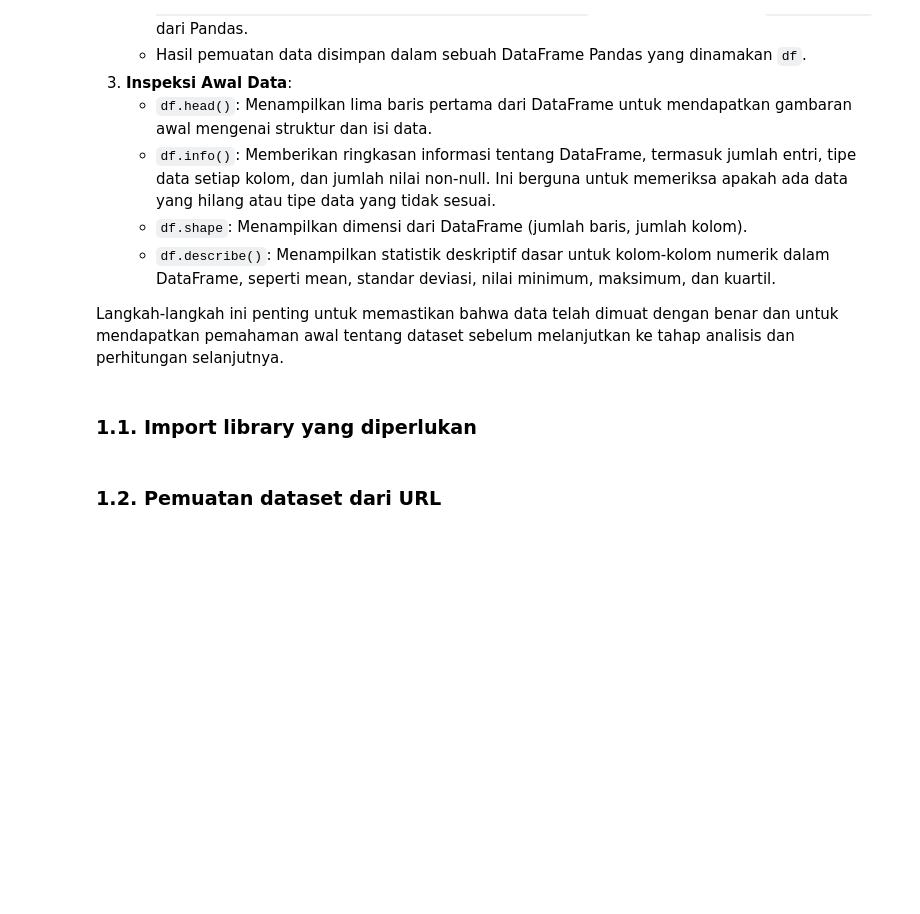
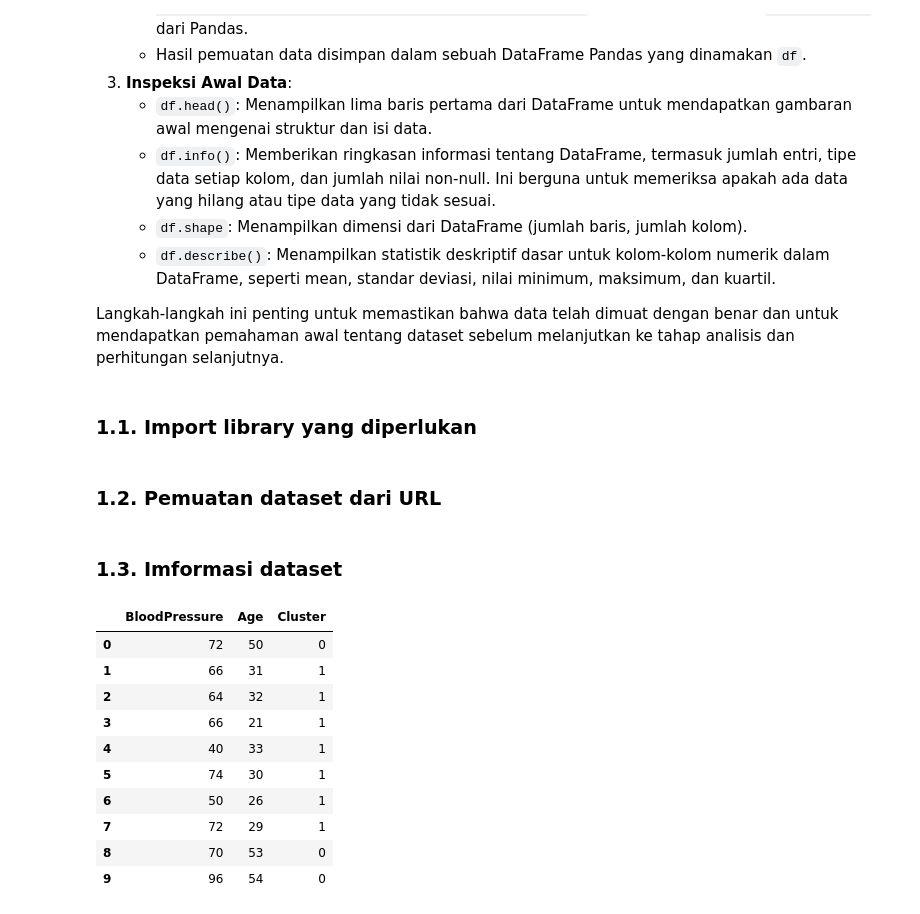
Before and after one commit to LatiefDataVisionary/multivariate-analysis-college-task, a Jupyter notebook: src/DiscriminantAnalysis_week12_manually.ipynb, the cells around one changed output. Saved outputs shown, nothing was run; the diff lists cells and outputs as text; code cells hidden in the pictures; blank space fills up the shorter version.

Commit message:
1.3. Informasi dataset

```diff
--- a/src/DiscriminantAnalysis_week12_manually.ipynb
+++ b/src/DiscriminantAnalysis_week12_manually.ipynb
@@ -29,3 +30,19 @@ import numpy as np
 data_url = 'https://raw.githubusercontent.com/LatiefDataVisionary/multivariate-analysis-college-task/refs/heads/main/datasets/dataset_LDA_2clusters.csv'
 
 df = pd.read_csv(data_url)
+# %% [markdown]
+### **1.3. Imformasi dataset**
+# %%
+df.head(10)
+# %% [output]
+|  | BloodPressure | Age | Cluster |
+| 0 | 72 | 50 | 0 |
+| 1 | 66 | 31 | 1 |
+| 2 | 64 | 32 | 1 |
+| 3 | 66 | 21 | 1 |
+| 4 | 40 | 33 | 1 |
+| 5 | 74 | 30 | 1 |
+| 6 | 50 | 26 | 1 |
+| 7 | 72 | 29 | 1 |
+| 8 | 70 | 53 | 0 |
+| 9 | 96 | 54 | 0 |
```
Also changed, not shown: parts of 7 cells of this notebook.
